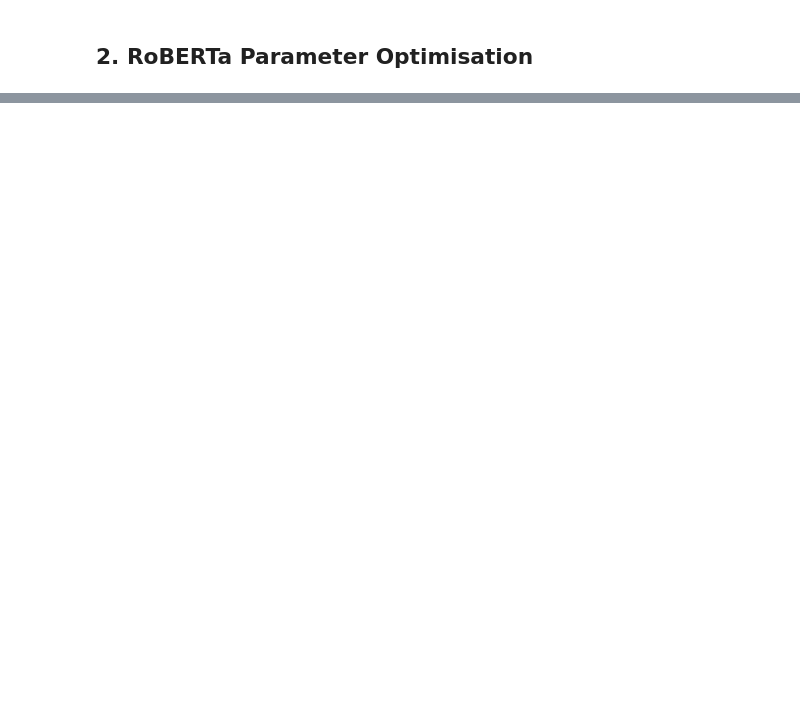
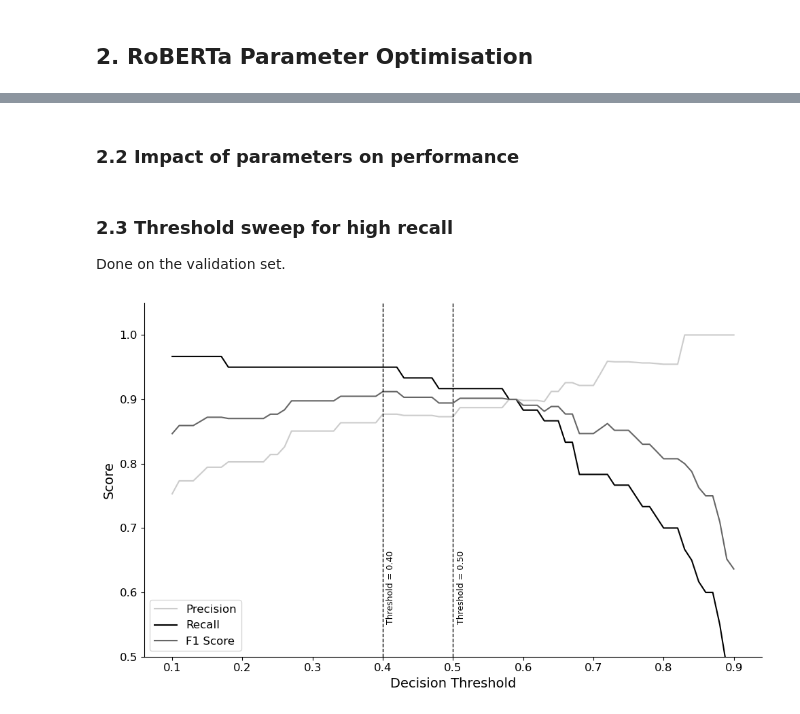
Before and after one commit to MatteoLarrode/SDoH-LLM-Extraction, a Jupyter notebook: notebooks/04_parameters_optimisation.ipynb, the cells around one changed output, grey strips where cells are left out. Cells and saved outputs as stored; diff of their text form; code cells hidden in the pictures; blank space fills up the shorter version.

```diff
--- a/notebooks/04_parameters_optimisation.ipynb
+++ b/notebooks/04_parameters_optimisation.ipynb
@@ -154,0 +218,63 @@ I conduct manual grid search and record performance (macro F1, validation loss)
+# %% [markdown]
+### 2.2 Impact of parameters on performance
+# %% [markdown]
+### 2.3 Threshold sweep for high recall
+
+Done on the validation set.
+# %%
+import pandas as pd
+import numpy as np
+import matplotlib.pyplot as plt
+from sklearn.metrics import precision_recall_fscore_support
+from pathlib import Path
+
+from src.visualisations_helpers import set_visualization_style
+
+# Apply style
+set_visualization_style()
+
+# Load predictions
+model_dir = "../results/model_training/roberta_binary/best_model/roberta-base_bs4_lr7e-05_20250726_140551/checkpoint-66"
+df = pd.read_csv(f"{model_dir}/binary_predictions_val_set.csv")
+
+# Convert labels to binary
+y_true = (df["True Label"] == "Any SDoH").astype(int).values
+probs = df["Prob_SDoH"].values
+
+# Thresholds
+thresholds = np.linspace(0.1, 0.9, 81)
+results = []
+
+for t in thresholds:
+    y_pred = (probs > t).astype(int)
+    precision, recall, f1, _ = precision_recall_fscore_support(
+        y_true, y_pred, average="binary", zero_division=0
+    )
+    results.append({"threshold": t, "precision": precision, "recall": recall, "f1": f1})
+
+results_df = pd.DataFrame(results)
+
+# Plot
+fig, ax = plt.subplots()
+ax.plot(results_df["threshold"], results_df["precision"], label="Precision", color="#cccccc")
+ax.plot(results_df["threshold"], results_df["recall"], label="Recall", color="black")
+ax.plot(results_df["threshold"], results_df["f1"], label="F1 Score", color="#666666")
+ax.axvline(0.40, color="black", linestyle="--", linewidth=1)
+ax.text(0.405, 0.55, 'Threshold = 0.40', rotation=90, va='bottom', fontsize=9, color='black')
+ax.axvline(0.50, color="black", linestyle="--", linewidth=1)
+ax.text(0.505, 0.55, 'Threshold = 0.50', rotation=90, va='bottom', fontsize=9, color='black')
+
+ax.set_xlabel("Decision Threshold")
+ax.set_ylabel("Score")
+ax.set_ylim(0.5, 1.05)
+ax.legend()
+fig.tight_layout()
+
+# Save
+output_dir = Path("../results/figures/appendix")
+output_dir.mkdir(parents=True, exist_ok=True)
+plt.savefig(output_dir / "roberta_threshold_sweep_greyscale.png", dpi=300)
+plt.show()
+plt.close()
+# %% [output]
+[figure, added]
```
Also changed, not shown: parts of 9 cells of this notebook, 11 other files.
